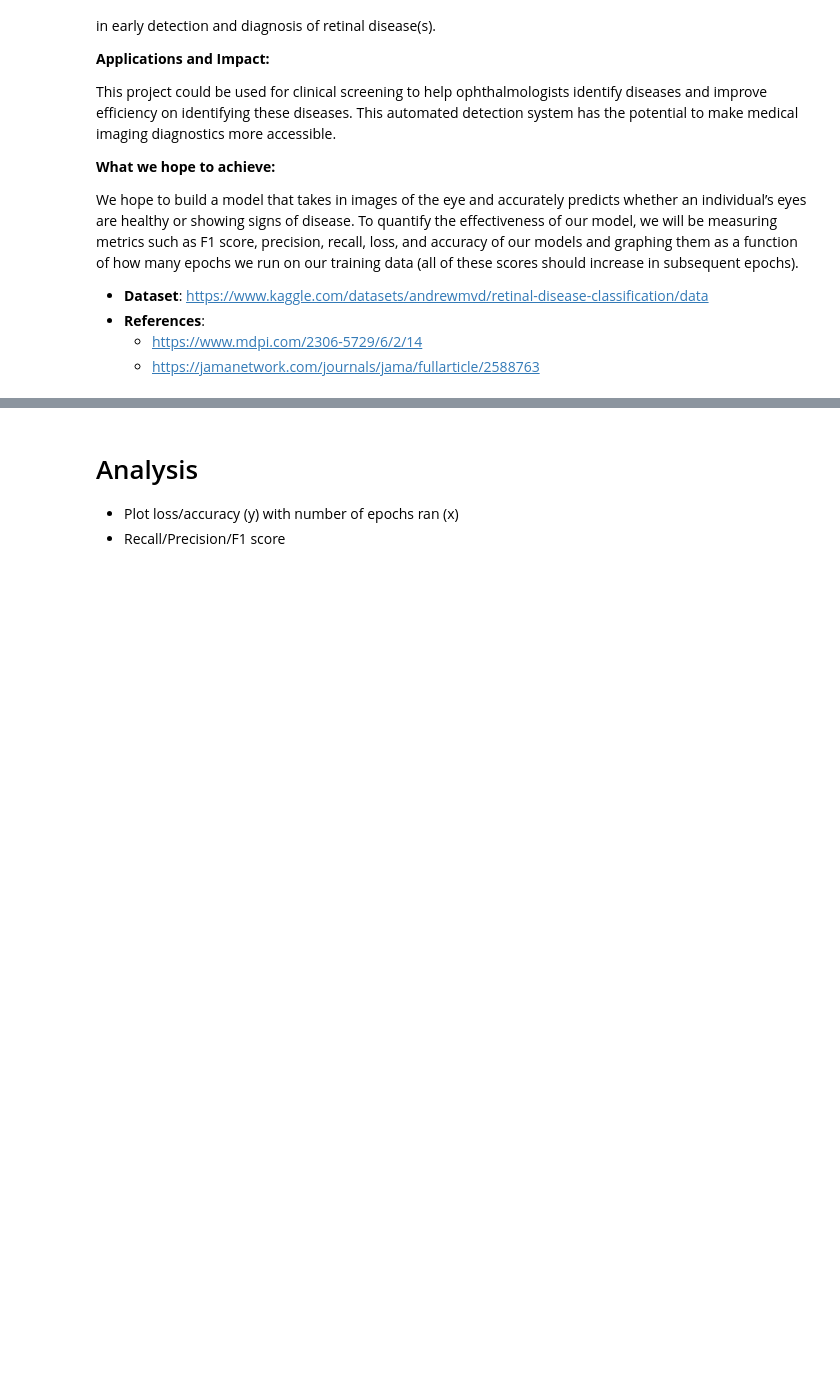
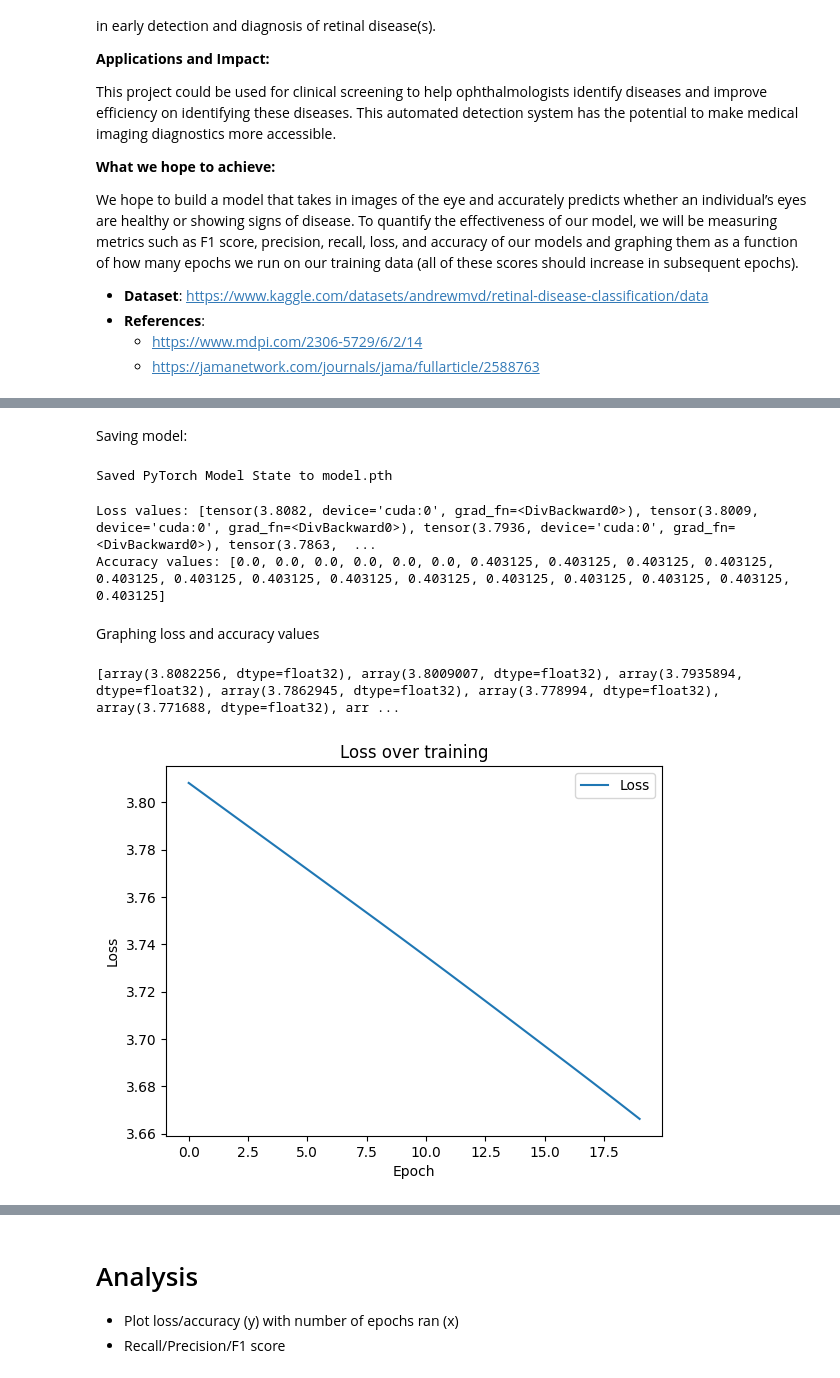
Before and after one commit to Jalen1/Retinal-Disease-Classification, a Jupyter notebook: DiseaseClassification.ipynb, the cells around one changed output, grey strips where cells are left out. Drawn from its saved outputs; the diff is of its cells as text; code cells hidden in the pictures; blank space fills up the shorter version.

```diff
--- a/DiseaseClassification.ipynb
+++ b/DiseaseClassification.ipynb
@@ -154,0 +308,33 @@ print(set(res['image'][0][1][0]))
+# %% [markdown]
+Saving model:
+# %%
+torch.save(cnn.state_dict(), "model_2.pth")
+print("Saved PyTorch Model State to model.pth")
+# %% [output]
+Saved PyTorch Model State to model.pth
+# %%
+# Cumulative loss and accuracy values after training.
+
+print("Loss values:", loss_values)
+print("Accuracy values:", accuracy_values)
+# %% [output]
+Loss values: [tensor(3.8082, device='cuda:0', grad_fn=<DivBackward0>), tensor(3.8009, device='cuda:0', grad_fn=<DivBackward0>), tensor(3.7936, device='cuda:0', grad_fn=<DivBackward0>), tensor(3.7863,  ...
+Accuracy values: [0.0, 0.0, 0.0, 0.0, 0.0, 0.0, 0.403125, 0.403125, 0.403125, 0.403125, 0.403125, 0.403125, 0.403125, 0.403125, 0.403125, 0.403125, 0.403125, 0.403125, 0.403125, 0.403125]
+# %% [markdown]
+Graphing loss and accuracy values
+# %%
+np_loss_values = []
+for v in loss_values:
+    np_loss_value = v.cpu().detach().numpy()
+    np_loss_values.append(np_loss_value)
+
+print(np_loss_values)
+plt.plot(np_loss_values, label='Loss')
+plt.xlabel('Epoch')
+plt.ylabel('Loss')
+plt.title('Loss over training')
+plt.legend()
+plt.show()
+# %% [output]
+[array(3.8082256, dtype=float32), array(3.8009007, dtype=float32), array(3.7935894, dtype=float32), array(3.7862945, dtype=float32), array(3.778994, dtype=float32), array(3.771688, dtype=float32), arr ...
+[figure, added]
```
Also changed, not shown: parts of 23 cells of this notebook, 1 other file.
